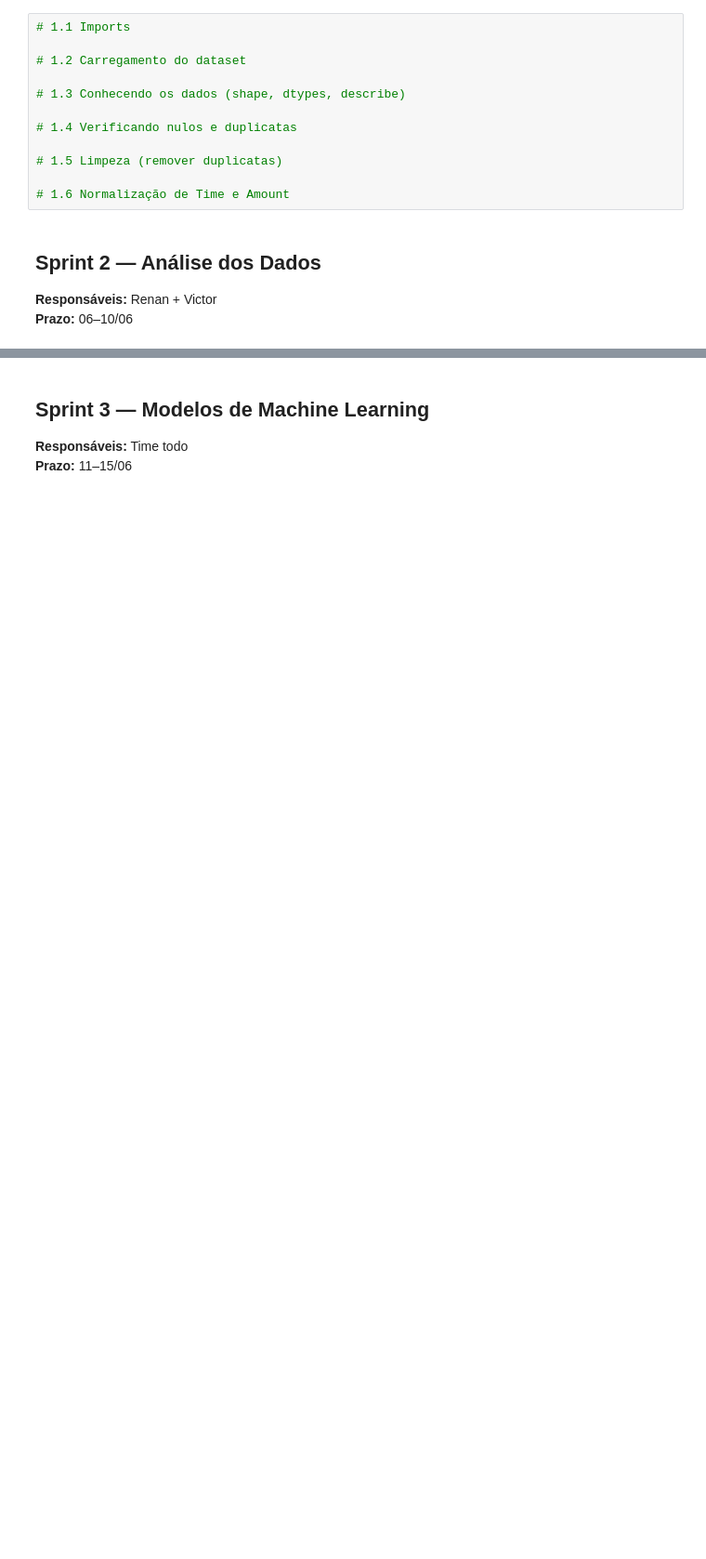
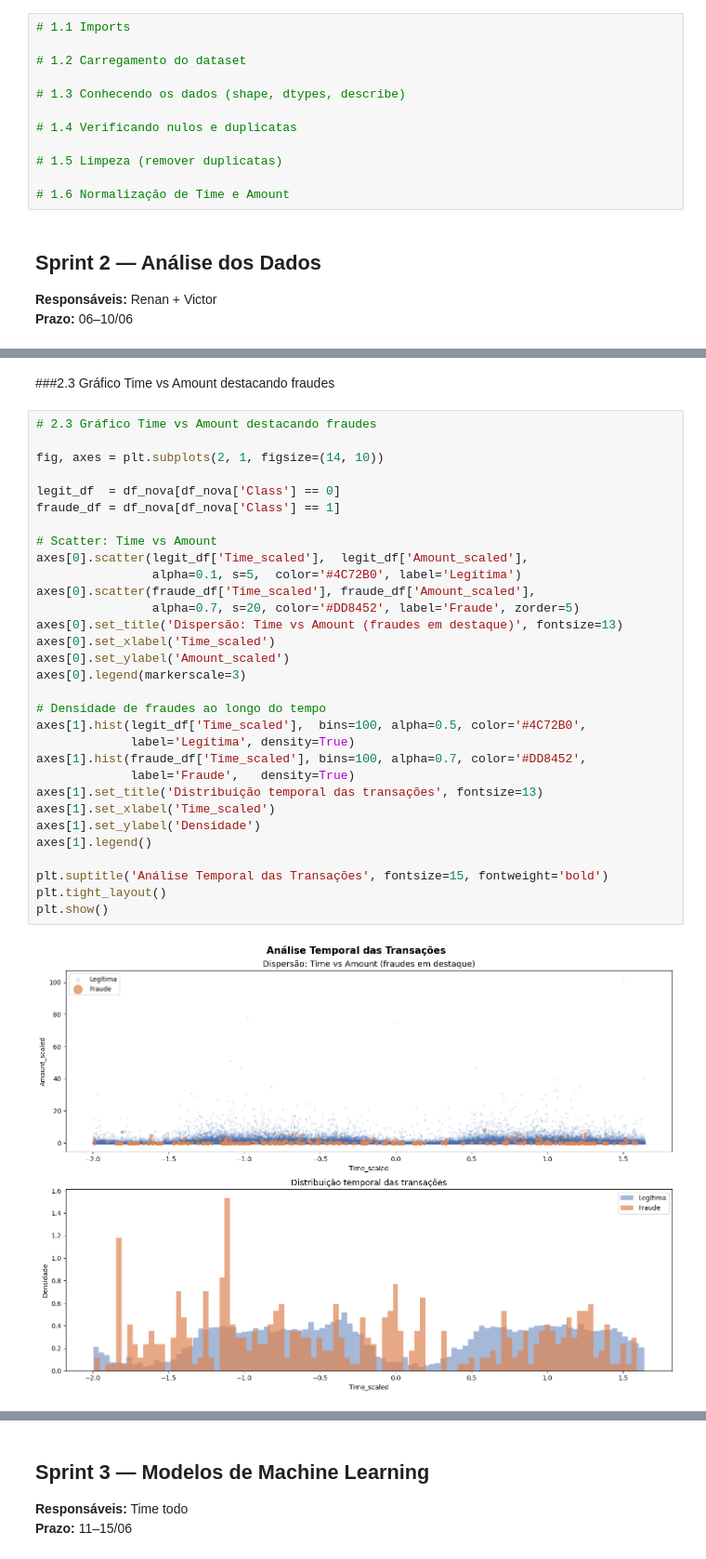
Before and after one commit to gleicymt-star/fraude-cartao-credito-, a Jupyter notebook: fraude_cartao_projeto.ipynb, the cells around one changed output, grey strips where cells are left out. Shown at 93% size. Cells and saved outputs as stored; diff of their text form; blank space fills up the shorter version.

```diff
--- a/fraude_cartao_projeto.ipynb
+++ b/fraude_cartao_projeto.ipynb
@@ -40,0 +284,35 @@
+# %% [markdown]
+###2.3 Gráfico Time vs Amount destacando fraudes
+# %%
+# 2.3 Gráfico Time vs Amount destacando fraudes
+
+fig, axes = plt.subplots(2, 1, figsize=(14, 10))
+
+legit_df  = df_nova[df_nova['Class'] == 0]
+fraude_df = df_nova[df_nova['Class'] == 1]
+
+# Scatter: Time vs Amount
+axes[0].scatter(legit_df['Time_scaled'],  legit_df['Amount_scaled'],
+                alpha=0.1, s=5,  color='#4C72B0', label='Legítima')
+axes[0].scatter(fraude_df['Time_scaled'], fraude_df['Amount_scaled'],
+                alpha=0.7, s=20, color='#DD8452', label='Fraude', zorder=5)
+axes[0].set_title('Dispersão: Time vs Amount (fraudes em destaque)', fontsize=13)
+axes[0].set_xlabel('Time_scaled')
+axes[0].set_ylabel('Amount_scaled')
+axes[0].legend(markerscale=3)
+
+# Densidade de fraudes ao longo do tempo
+axes[1].hist(legit_df['Time_scaled'],  bins=100, alpha=0.5, color='#4C72B0',
+             label='Legítima', density=True)
+axes[1].hist(fraude_df['Time_scaled'], bins=100, alpha=0.7, color='#DD8452',
+             label='Fraude',   density=True)
+axes[1].set_title('Distribuição temporal das transações', fontsize=13)
+axes[1].set_xlabel('Time_scaled')
+axes[1].set_ylabel('Densidade')
+axes[1].legend()
+
+plt.suptitle('Análise Temporal das Transações', fontsize=15, fontweight='bold')
+plt.tight_layout()
+plt.show()
+# %% [output]
+[figure, added]
```
Also changed, not shown: parts of 40 cells of this notebook.
